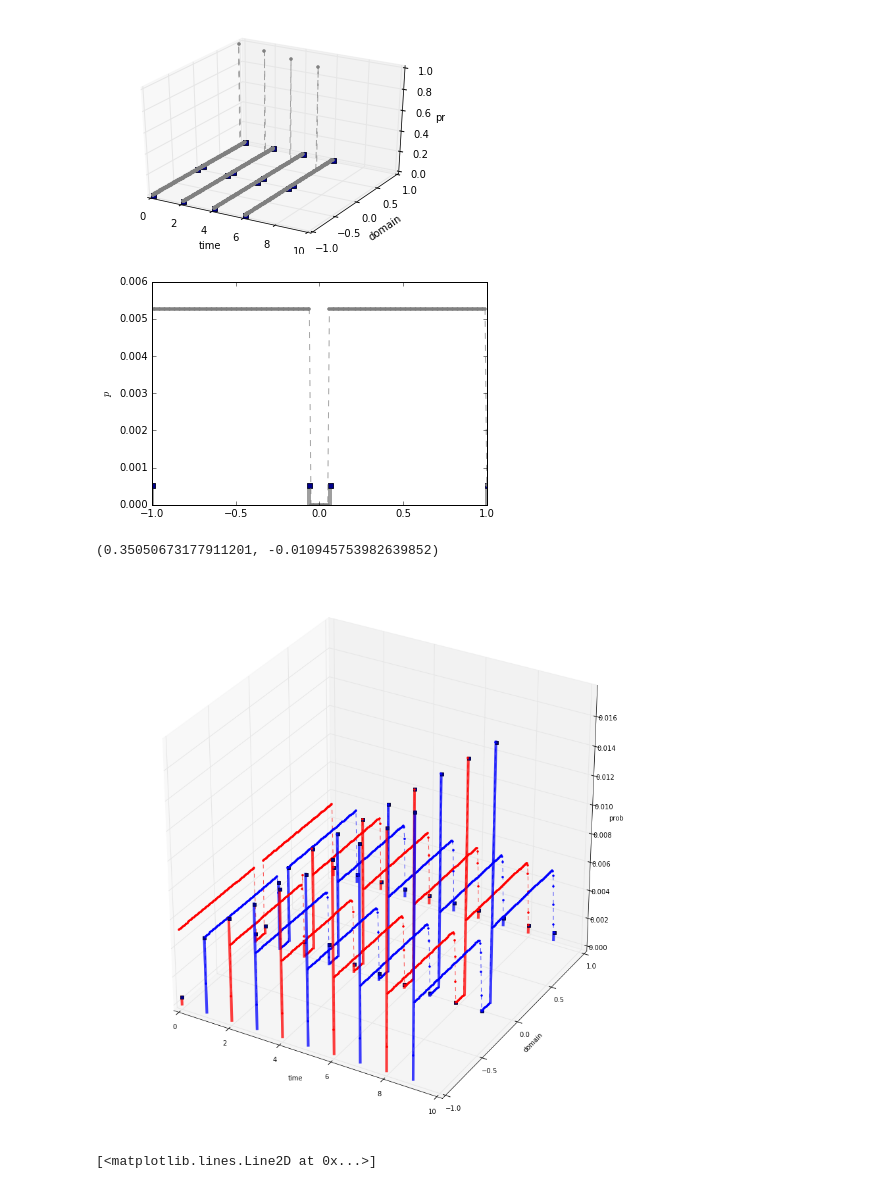
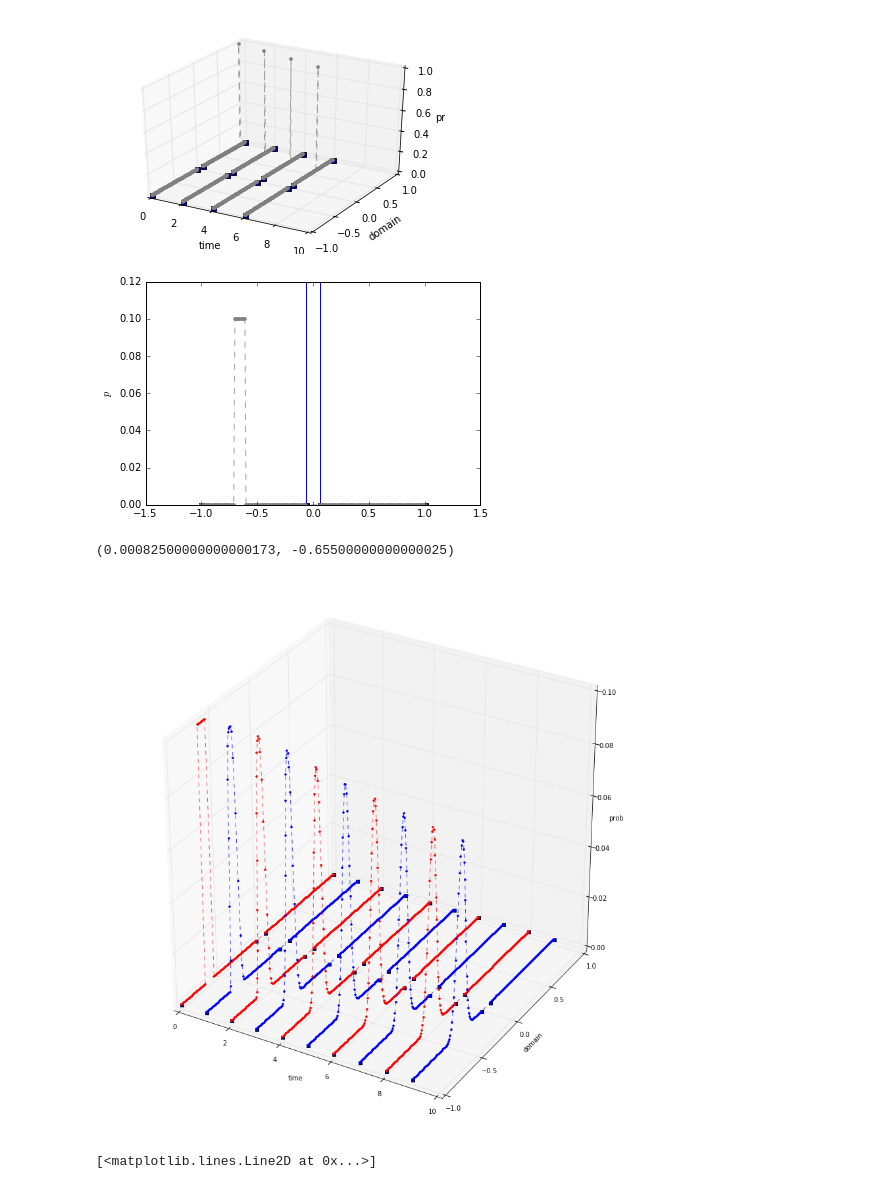
Before and after one commit to goretkin/tactile-pomdp, a Jupyter notebook: 1d-example-jig-object-relative.ipynb, the cells around one changed output. Saved outputs shown, nothing was run; the diff lists cells and outputs as text; code cells hidden in the pictures.

```diff
--- a/1d-example-jig-object-relative.ipynb
+++ b/1d-example-jig-object-relative.ipynb
@@ -491,3 +517,17 @@ if not np.all([np.isclose(eta, 1.0) for eta in etas]):
     for s in state_generator(state_space):
         if not np.isclose(Belief(delta=s).sum(), 1.0):
             print(s)
+# %%
+# another unit test
+# check tha the to_continuous and interpolate functions are self-consistent
+for state in state_space.states:
+    cont = state_space.to_continuous(state)
+    state_again_interp = state_space.interpolate(cont)
+
+    state_again_coeffs = np.array([coeff for (coeff, _s) in state_again_interp])
+    l = np.where(state_again_coeffs==1.0)[0]
+
+    state_again = state_again_interp[l[0]][1] if len(l) == 1 else None
+
+    if state_again != state:
+        print("Error", state, cont, state_again, state_again_interp)
@@ -518,6 +562,7 @@ class GuardedVelocity(Action):
         self.velocity = velocity
         #self.time_left = 1.0
         #self.finished = False
+        self.stuck_probability = 0.0
 
     def propogate_belief(self, belief, dt=0.1):
         to_blend = []
@@ -541,7 +586,7 @@ class GuardedVelocity(Action):
             if np.sign(x-object_boundary) == np.sign(xprime-object_boundary):
                 # on the same side of the object
                 # moving along metric surface. with probability alpha, you are stuck and don't move
-                alpha = 0.1
+                alpha = self.stuck_probability
 
                 affine_combo = state_space.interpolate((xprime, state.direction.d))
                 affine_combo = [(a,Belief(delta=b)) for (a,b) in affine_combo]
@@ -552,7 +597,7 @@ class GuardedVelocity(Action):
                                   (1-alpha, b_moved)])
             else:
                 # made contact, or got stuck with probability alpha
-                alpha = 0.2
+                alpha = self.stuck_probability
                 # TODO this would activate a guard, probably. and the termination condition would be set
                 b_contact = Belief(delta=State(state.direction, ContactStateFactor()))
                 b_got_stuck = Belief(delta=state)
@@ -567,7 +612,7 @@ class GuardedVelocity(Action):
                 b = Belief(delta=state)
             else:
                 #moving away from contact. with probability alpha, stay in contact
-                alpha = 0.1
+                alpha = self.stuck_probability
 
                 contact_position = state_space.object_half_width * -state.direction.d
                 xprime = contact_position - dt*self.velocity
@@ -588,7 +633,7 @@ class GuardedVelocity(Action):
                 #moving toward metric. with probability alpha, stay in the void
                 alpha = 0.9
 
-                void_fringe = state_space.extent * -void_direction
+                void_fringe = (state_space.extent+state_space.d_xy/2.0) * -void_direction
                 xprime = void_fringe - dt*self.velocity
                 # make sure you don't tunnel through the object
                 side_of_object = np.sign(void_fringe)
@@ -665,10 +710,14 @@ b.something()
 # %%
 #uniform-ish belief
 for s in state_space.manifold_0d:
-    b.p[s] = 1.0
+    b.p[s] = 0#1.0
 
 for s in state_space.manifold_1d:
-    b.p[s] = 10.0
+    b.p[s] = 0#10.0
+
+for s in range(30,40):
+    b[State(DirectionStateFactor(1), MetricStateFactor(s))] = 20.0
+
 
 b.normalize()
 
@@ -677,36 +726,36 @@ b.normalize()
 ax = setup_belief_plot()
 b.plot(ax);
 # %% [output]
-[figure, old version]
+[figure, new version]
 # %%
-from cycler import cycler
-
 fig = plt.figure()
 fig.set_size_inches(15,15)
 ax = fig.gca(projection='3d')
 
 ax.set_xlim3d(0, 10)
 ax.set_ylim3d(-1, 1)
 #ax.set_zlim3d(0, 0.5)
 ax.set_zlabel("prob")
 ax.set_ylabel("domain")
 ax.set_xlabel("time")
 
+bi = b
 zlim = 0.0
 for i in range(10):
-    b.plot(ax, all_kwargs=dict(zs=i, zdir="x"), p_metric_kwargs=dict(color=['r', 'b'][i%2], linestyle=""));
+    bi.plot(ax, all_kwargs=dict(zs=i, zdir="x"), p_metric_kwargs=dict(color=['r', 'b'][i%2], linestyle=""));
     zlim = max(zlim, max(b.p.values())) # matplotlib autoscale doesn't work: https://github.com/matplotlib/matplotlib/issues/5742
-    b = GuardedVelocity(0.2).propogate_belief(b, dt=0.016)
+    for j in range(10):
+        bi = GuardedVelocity(-0.2).propogate_belief(bi, dt=0.016)
 
 ax.set_zlim3d(0, zlim)
 
 #ax.set_title("belief in object frame")
 #ax.set_xlabel("displacement of jig from object, expressed in object frame")
 #ax.semilogy()
 b.metric_variance(), b.metric_mean()
 # %% [output]
-(0.35050673177911201, -0.010945753982639852)
+(0.00082500000000000173, -0.65500000000000025)
-[figure, old version]
+[figure, new version]
 # %%
 def exp_norm_piecewise(exp_param, norm_param):
     # return a normalized pdf that is continuous at switchpoint
```
Also changed, not shown: parts of 25 cells of this notebook.
